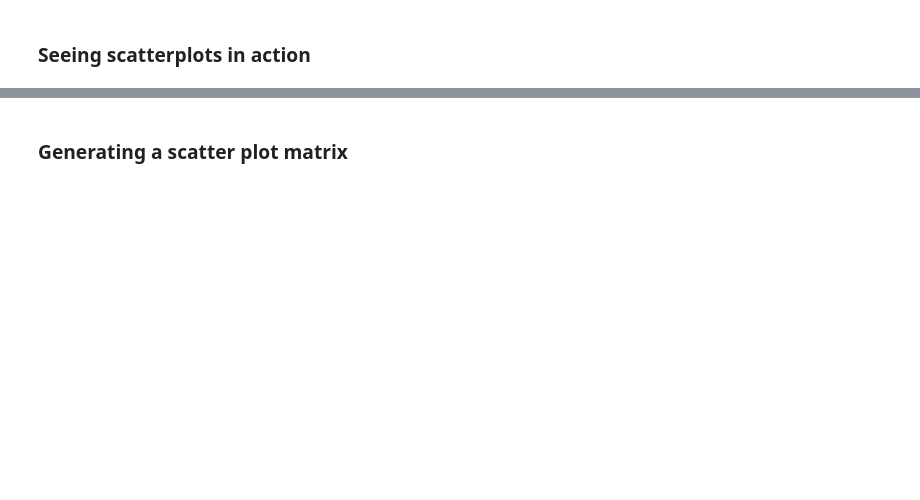
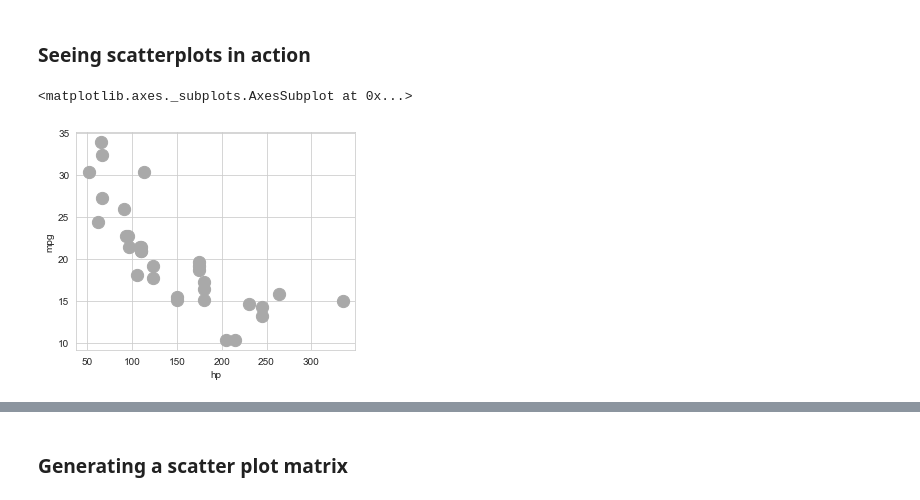
Before and after one commit to johannlilly/linkedin-learning-python-for-data-science-essential-training, a Jupyter notebook: exercise-files/part-1/04_06_begin/04_06_begin.ipynb, the cells around one changed output, grey strips where cells are left out. Cells and saved outputs as stored; diff of their text form; code cells hidden in the pictures; blank space fills up the shorter version.

```diff
--- a/exercise-files/part-1/04_06_begin/04_06_begin.ipynb
+++ b/exercise-files/part-1/04_06_begin/04_06_begin.ipynb
@@ -24,2 +49,9 @@ cars.columns = ['car_names','mpg','cyl','disp', 'hp', 'drat', 'wt', 'qsec', 'vs'
 # %% [markdown]
 ###  Seeing scatterplots in action
+# %%
+# `c` = color
+# `s` = size of markers
+cars.plot(kind='scatter', x='hp', y='mpg', c=['darkgray'], s=150)
+# %% [output]
+<matplotlib.axes._subplots.AxesSubplot at 0x...>
+[figure, added]
```
Also changed, not shown: parts of 9 cells of this notebook.
